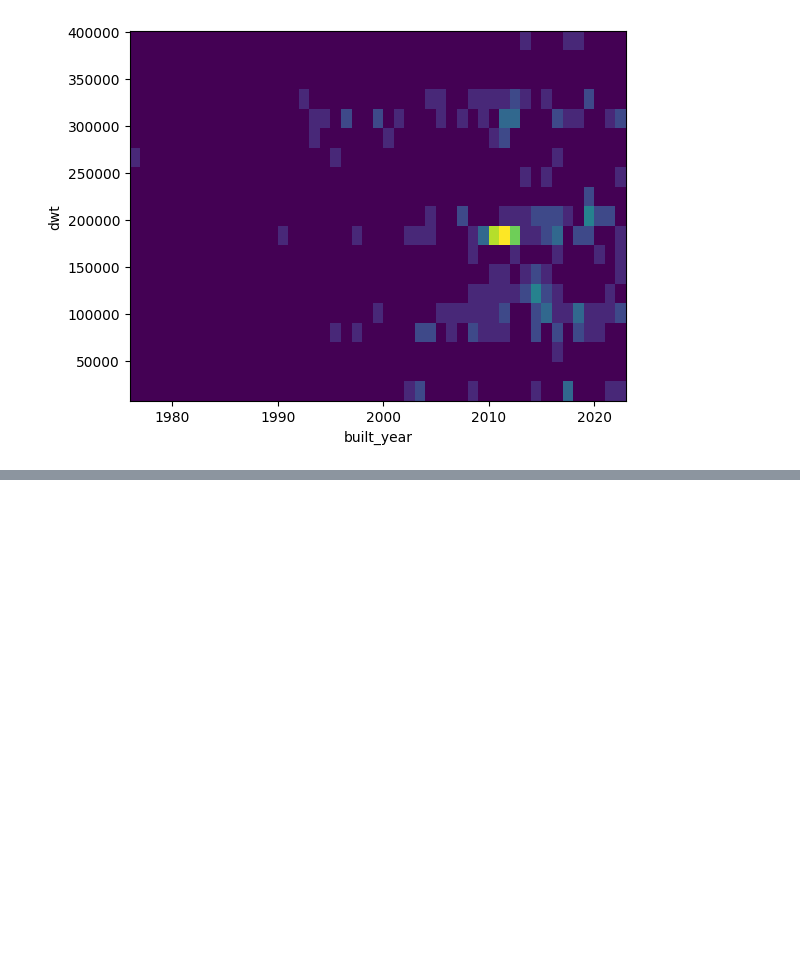
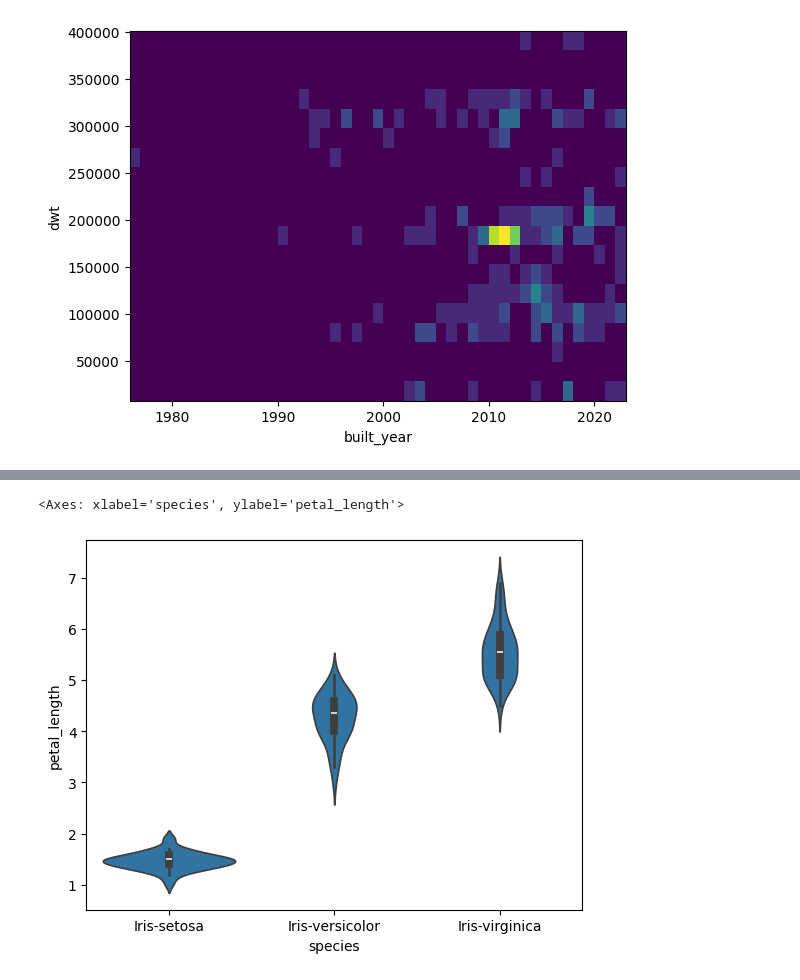
Before and after one commit to kalanimus/PythonLabs, a Jupyter notebook: Lab2/Untitled.ipynb, the cells around one changed output, grey strips where cells are left out. Cells and saved outputs as stored; diff of their text form; code cells hidden in the pictures; blank space fills up the shorter version.

```diff
--- a/Lab2/Untitled.ipynb
+++ b/Lab2/Untitled.ipynb
@@ -50,0 +56,5 @@ KeyError: "The following id_vars or value_vars are not present in the DataFrame:
+# %%
+sb.violinplot(file2, x = file2.columns[4], y = file2.columns[2])
+# %% [output]
+<Axes: xlabel='species', ylabel='petal_length'>
+[figure, added]
```
Also changed, not shown: parts of 4 cells of this notebook.
